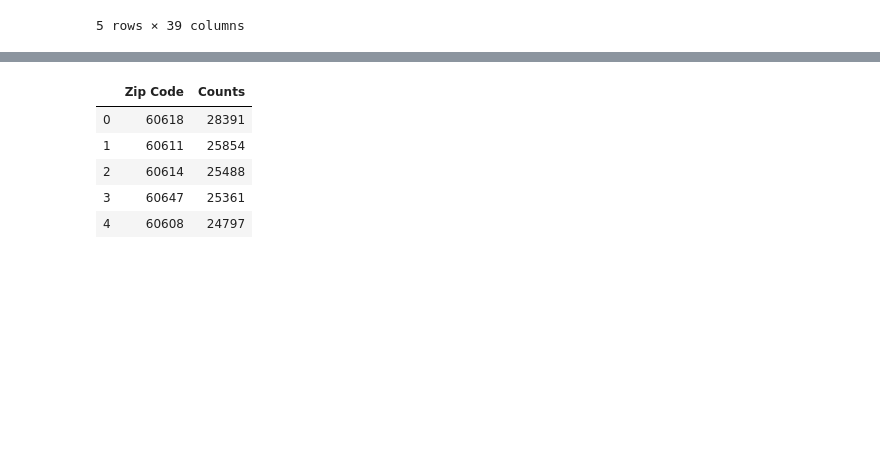
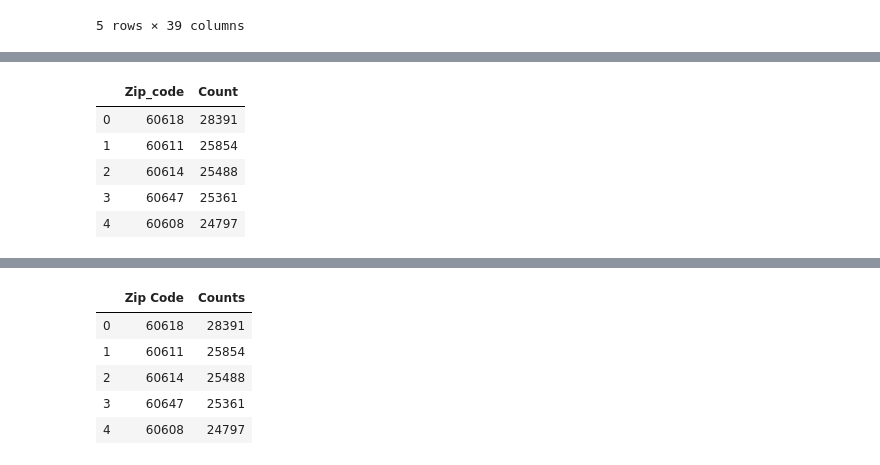
Before and after one commit to Lei-Gu/ETL-Project, a Jupyter notebook: Chicago License Info.ipynb, the cells around one changed output, grey strips where cells are left out. Saved outputs shown, nothing was run; the diff lists cells and outputs as text; code cells hidden in the pictures; blank space fills up the shorter version.

```diff
--- a/Chicago License Info.ipynb
+++ b/Chicago License Info.ipynb
@@ -200,0 +210,3 @@ license_5.head()
+# %%
+license_5_df['ZIP CODE'] = license_5_df['ZIP CODE'].astype(float)
+license_5_df.dtypes
@@ -200,0 +217,2 @@ license_5.head()
+# %%
+license_5_df['ZIP CODE'] = license_5_df['ZIP CODE'].astype(int)
@@ -201,4 +236,4 @@ license_5.head()
 # %%
-license_5_1 = license_5['ZIP CODE'].value_counts()
+license_5_1 = license_5_df['ZIP CODE'].value_counts()
 license_5_1
 # %% [output]
@@ -216,0 +262,11 @@ Name: ZIP CODE, Length: 147, dtype: int64
+# %%
+a = a.reset_index()
+a = a.rename(columns={'index':'Zip_code', 'ZIP CODE':'Count'})
+a.head()
+# %% [output]
+|  | Zip_code | Count |
+| 0 | 60618 | 28391 |
+| 1 | 60611 | 25854 |
+| 2 | 60614 | 25488 |
+| 3 | 60647 | 25361 |
+| 4 | 60608 | 24797 |
```
Also changed, not shown: parts of 25 cells of this notebook.
